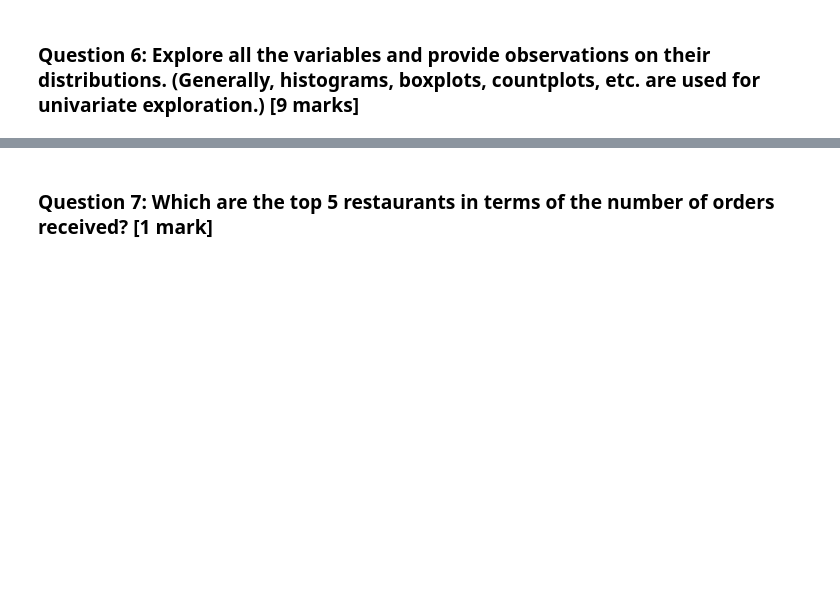
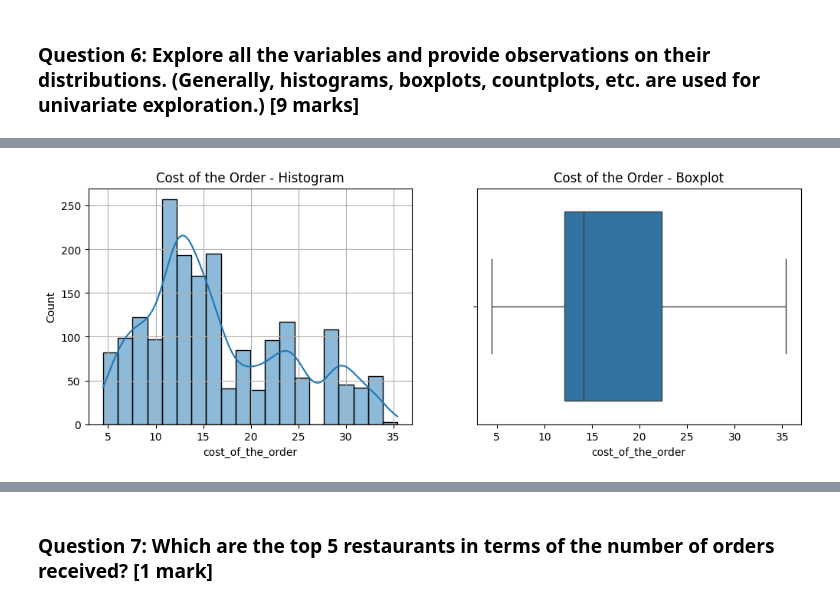
Before and after one commit to jessicakilby/FoodHub, a Jupyter notebook: FoodHub.ipynb, the cells around one changed output, grey strips where cells are left out. Saved outputs shown, nothing was run; the diff lists cells and outputs as text; code cells hidden in the pictures; blank space fills up the shorter version.

```diff
--- a/FoodHub.ipynb
+++ b/FoodHub.ipynb
@@ -169,0 +222,18 @@ pd.DataFrame({'Count':df.isnull().sum()[df.isnull().sum()>0],'Percentage':(df.is
+# %%
+# Cost of the Order
+
+# Creates two side by side plots (one by two)
+fig, ax = plt.subplots(1, 2, figsize=(12, 4))
+
+# Histogram for Cost of the Order with KDE (left plot)
+sns.histplot(df['cost_of_the_order'], bins=20, ax=ax[0], kde=True)
+ax[0].set_title('Cost of the Order - Histogram')
+ax[0].grid(True)
+
+# Boxplot for Cost of the Order (right plot)
+sns.boxplot(x=df['cost_of_the_order'])
+plt.title('Cost of the Order - Boxplot')
+
+plt.show()
+# %% [output]
+[figure, added]
```
Also changed, not shown: parts of 37 cells of this notebook, 1 other file.
